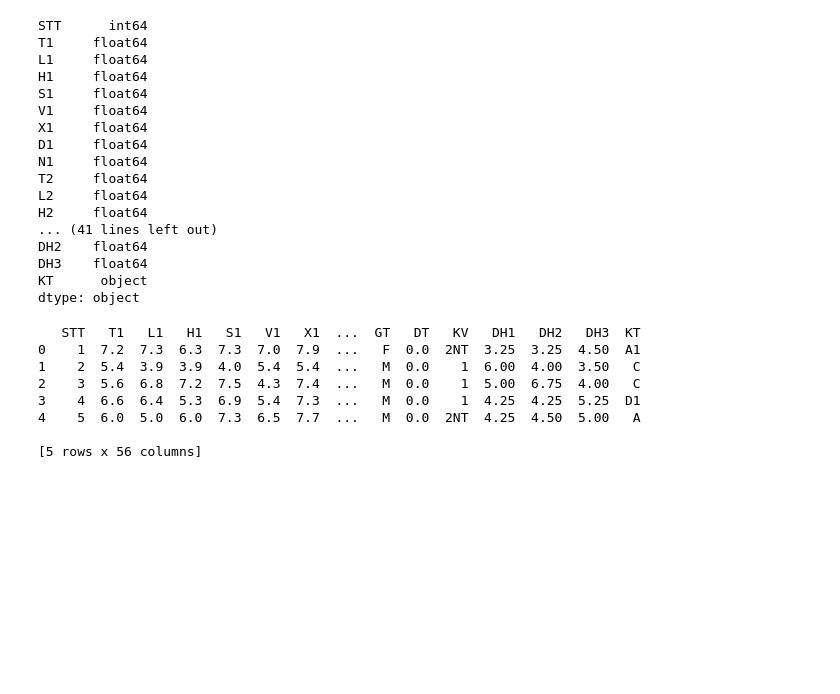
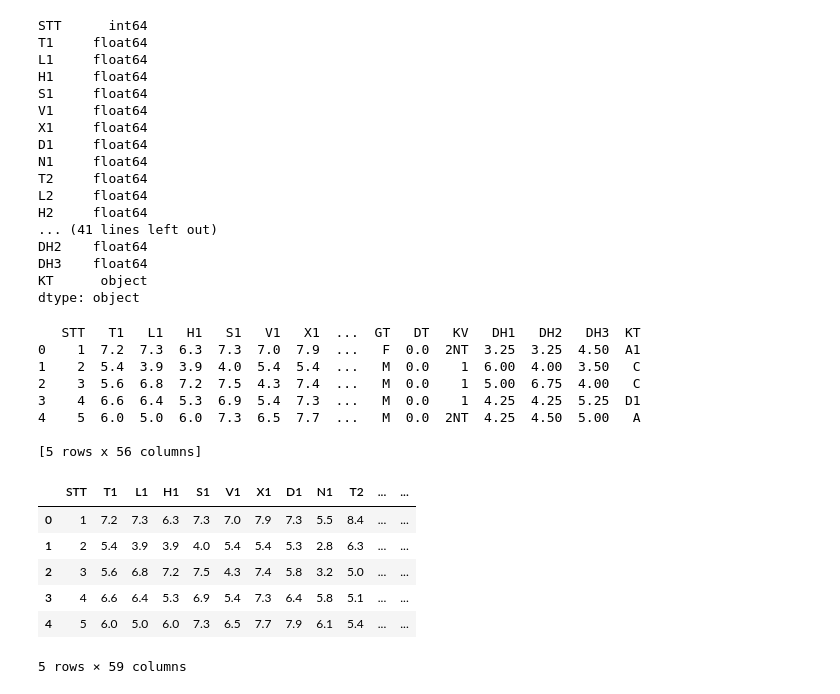
Before and after one commit to DoanNguyenNhatLinh/PhanTichDuLieu, a Jupyter notebook: Lab1.ipynb, the cells around one changed output. Saved outputs shown, nothing was run; the diff lists cells and outputs as text; code cells hidden in the pictures; blank space fills up the shorter version.

```diff
--- a/Lab1.ipynb
+++ b/Lab1.ipynb
@@ -272,3 +275,16 @@ print(dulieu.head())
 4    5  6.0  5.0  6.0  7.3  6.5  7.7  ...   M  0.0  2NT  4.25  4.50  5.00   A
 
 [5 rows x 56 columns]
+# %%
+#Tạo các biến TBM1, TBM2, TBM3 tương ứng với trung bình môn của các năm lớp 10, 11 và 12. • Công thức tính: TBM = (T2 + L + H + S + V2 + X + D + N) / 10
+for i in ["1","2","6"]:
+  dulieu["TBM"+i] = (dulieu["T"+i]*2 + dulieu["L"+i] +dulieu["H"+i] + dulieu["S" + i]+ dulieu["V"+i]*2 +dulieu["X"+i] + dulieu["D"+i] + dulieu["N"+i])/10
+dulieu.head()
+# %% [output]
+|  | STT | T1 | L1 | H1 | S1 | V1 | X1 | D1 | N1 | T2 | ... | ... |
+| 0 | 1 | 7.2 | 7.3 | 6.3 | 7.3 | 7.0 | 7.9 | 7.3 | 5.5 | 8.4 | ... | ... |
+| 1 | 2 | 5.4 | 3.9 | 3.9 | 4.0 | 5.4 | 5.4 | 5.3 | 2.8 | 6.3 | ... | ... |
+| 2 | 3 | 5.6 | 6.8 | 7.2 | 7.5 | 4.3 | 7.4 | 5.8 | 3.2 | 5.0 | ... | ... |
+| 3 | 4 | 6.6 | 6.4 | 5.3 | 6.9 | 5.4 | 7.3 | 6.4 | 5.8 | 5.1 | ... | ... |
+| 4 | 5 | 6.0 | 5.0 | 6.0 | 7.3 | 6.5 | 7.7 | 7.9 | 6.1 | 5.4 | ... | ... |
+5 rows × 59 columns
```
Also changed, not shown: parts of 6 cells of this notebook.
